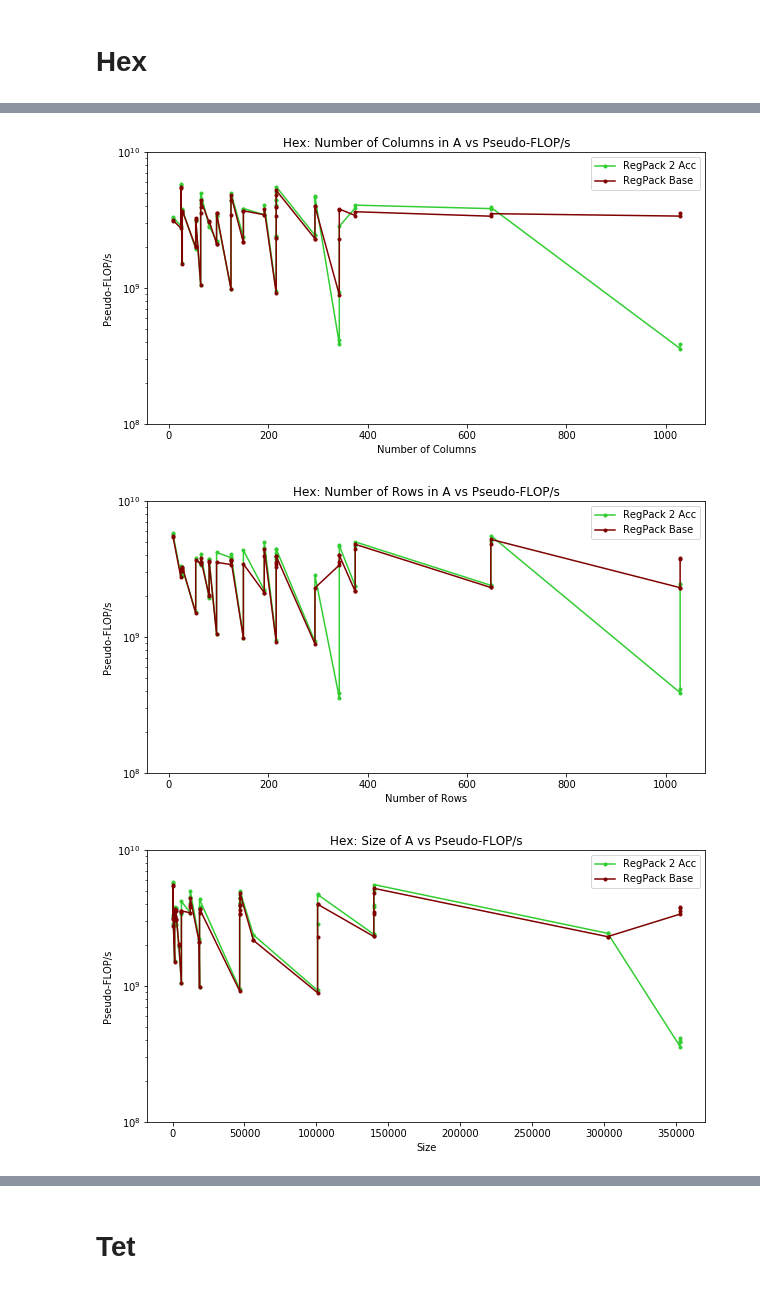
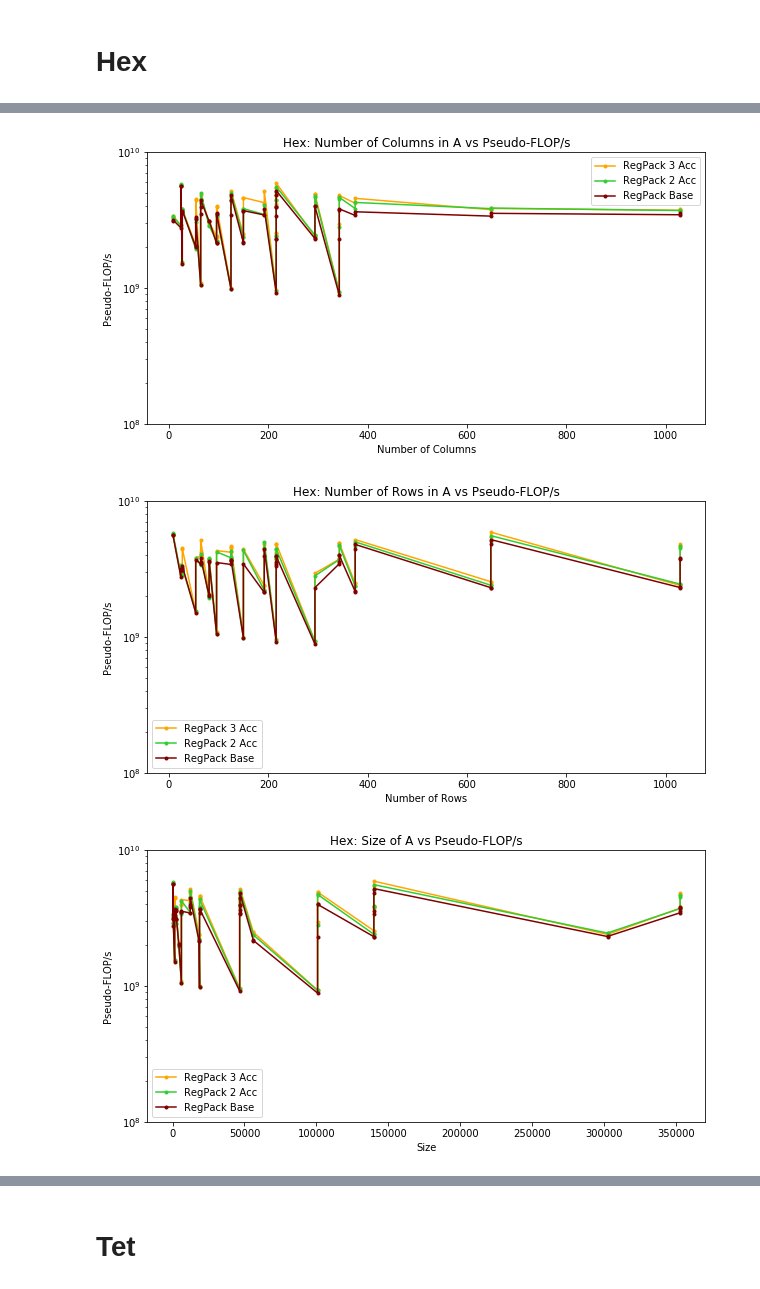
Before and after one commit to mahudu97/fyp-scratch, a Jupyter notebook: src/plot/regpack_ln2/plot_benchmark.ipynb, the cells around one changed output, grey strips where cells are left out. Drawn from its saved outputs; the diff is of its cells as text; code cells hidden in the pictures.

Commit message:
repgack lnx pyfr plots

```diff
--- a/src/plot/regpack_ln2/plot_benchmark.ipynb
+++ b/src/plot/regpack_ln2/plot_benchmark.ipynb
@@ -24,6 +24,7 @@ for mat_path in mat_paths:
 ## Load Data
 # %%
 LOG_DIR = "./../../../logs/regpack_ln2/pyfr/"
+LOG_DIR2 = "./../../../logs/regpack_ln3/pyfr/"
 # %%
 # 'a_cols'
 # 'a_nonzero'
@@ -45,6 +46,12 @@ with open(LOG_DIR+"run_2.dat", "rb") as f:
     run_2 = pickle.load(f)
 with open(LOG_DIR+"run_3.dat", "rb") as f:
     run_3 = pickle.load(f)
+with open(LOG_DIR2+"run_1.dat", "rb") as f:
+    ln3_run_1 = pickle.load(f)
+with open(LOG_DIR2+"run_2.dat", "rb") as f:
+    ln3_run_2 = pickle.load(f)
+with open(LOG_DIR2+"run_3.dat", "rb") as f:
+    ln3_run_3 = pickle.load(f)
 # %% [markdown]
 ## Sort Data
 # %%
@@ -99,6 +106,15 @@ for i, x_term in enumerate(x_terms):
     local_best_y_avg = [sum(elem)/len(elem) for elem in zip(local_best_y1, local_best_y2, local_best_y3)]
     ref_best_y_avg = [sum(elem)/len(elem) for elem in zip(ref_best_y1, ref_best_y2, ref_best_y3)]
 
+    ln3_best_x1, local_best_y1, ref_best_x1, ref_best_y1 = \
+        sort_values(x_term, ln3_run_1["quad"], mat_flops, 'best')
+    local_best_x2, local_best_y2, ref_best_x2, ref_best_y2 = \
+        sort_values(x_term, ln3_run_2["quad"], mat_flops, 'best')
+    local_best_x3, local_best_y3, ref_best_x3, ref_best_y3 = \
+        sort_values(x_term, ln3_run_3["quad"], mat_flops, 'best')
+    ln3_best_y_avg = [sum(elem)/len(elem) for elem in zip(local_best_y1, local_best_y2, local_best_y3)]
+
+    plt.plot(ln3_best_x1, ln3_best_y_avg, label="RegPack 3 Acc", color="orange", marker=".")
     plt.plot(local_best_x1, local_best_y_avg, label="RegPack 2 Acc", color="limegreen", marker=".")
     plt.plot(ref_best_x1, ref_best_y_avg, label="RegPack Base", color="maroon", marker=".")
 
@@ -131,7 +147,15 @@ for i, x_term in enumerate(x_terms):
     local_best_y_avg = [sum(elem)/len(elem) for elem in zip(local_best_y1, local_best_y2, local_best_y3)]
     ref_best_y_avg = [sum(elem)/len(elem) for elem in zip(ref_best_y1, ref_best_y2, ref_best_y3)]
 
+    ln3_best_x1, local_best_y1, ref_best_x1, ref_best_y1 = \
+        sort_values(x_term, ln3_run_1["hex"], mat_flops, 'best')
+    local_best_x2, local_best_y2, ref_best_x2, ref_best_y2 = \
+        sort_values(x_term, ln3_run_2["hex"], mat_flops, 'best')
+    local_best_x3, local_best_y3, ref_best_x3, ref_best_y3 = \
+        sort_values(x_term, ln3_run_3["hex"], mat_flops, 'best')
+    ln3_best_y_avg = [sum(elem)/len(elem) for elem in zip(local_best_y1, local_best_y2, local_best_y3)]
 
+    plt.plot(ln3_best_x1, ln3_best_y_avg, label="RegPack 3 Acc", color="orange", marker=".")
     plt.plot(local_best_x1, local_best_y_avg, label="RegPack 2 Acc", color="limegreen", marker=".")
     plt.plot(ref_best_x1, ref_best_y_avg, label="RegPack Base", color="maroon", marker=".")
 
@@ -148,3 +172,3 @@ for i, x_term in enumerate(x_terms):
-[figure, old version]
+[figure, new version]
-[figure, old version]
+[figure, new version]
-[figure, old version]
+[figure, new version]
```
Also changed, not shown: parts of 4 cells of this notebook, 24 other files.
